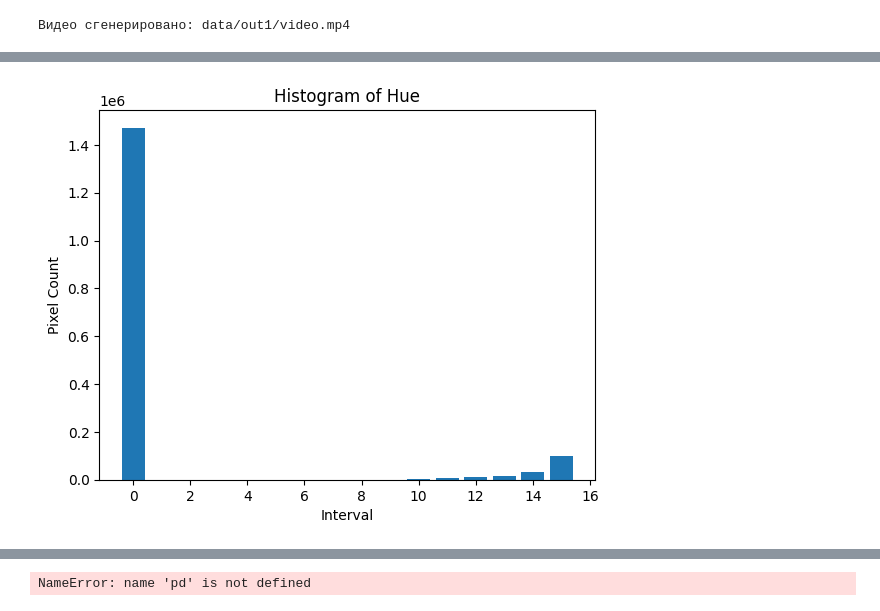
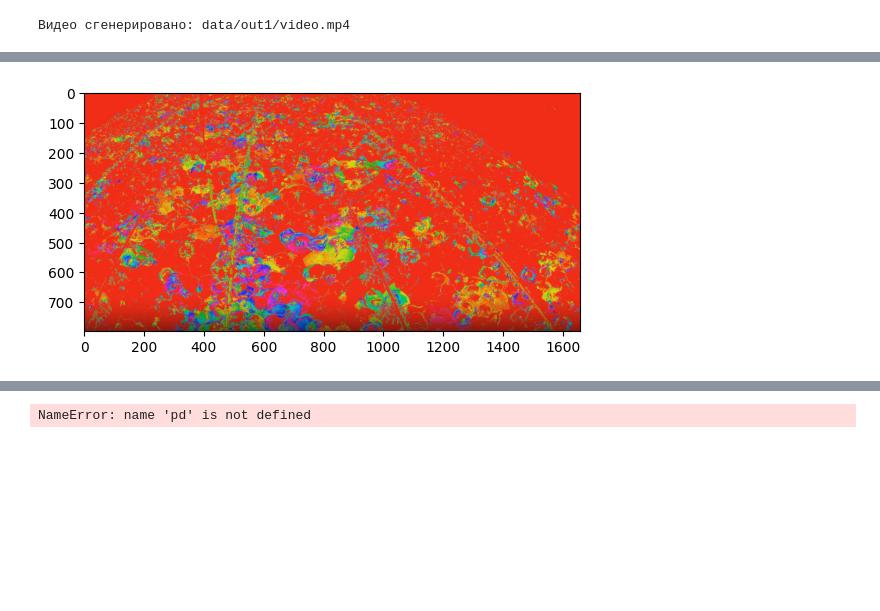
Before and after one commit to Syrenny/chicken_entropy, a Jupyter notebook: test.ipynb, the cells around one changed output, grey strips where cells are left out. Saved outputs shown, nothing was run; the diff lists cells and outputs as text; code cells hidden in the pictures; blank space fills up the shorter version.

```diff
--- a/test.ipynb
+++ b/test.ipynb
@@ -192,4 +197,6 @@ hue_histogram('data/screenshot.jpg')
-# %%
-hue_histogram('data/screenshot_2.jpg')
-# %% [output]
-[figure, removed]
+# %%
+img = cv2.imread('data/screenshot.jpg')
+plt.imshow(cv2.cvtColor(img, cv2.COLOR_BGR2RGB))
+plt.show()
+# %% [output]
+[figure, added]
```
Also changed, not shown: parts of 19 cells of this notebook.
